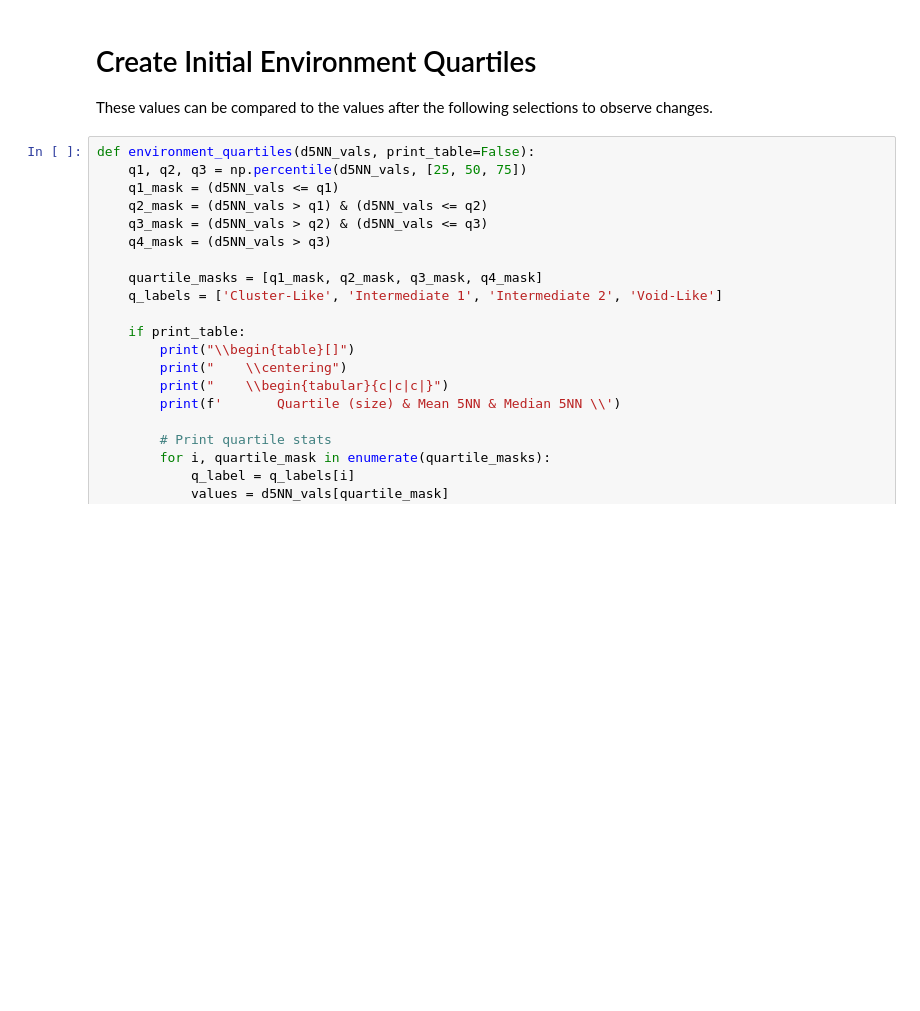
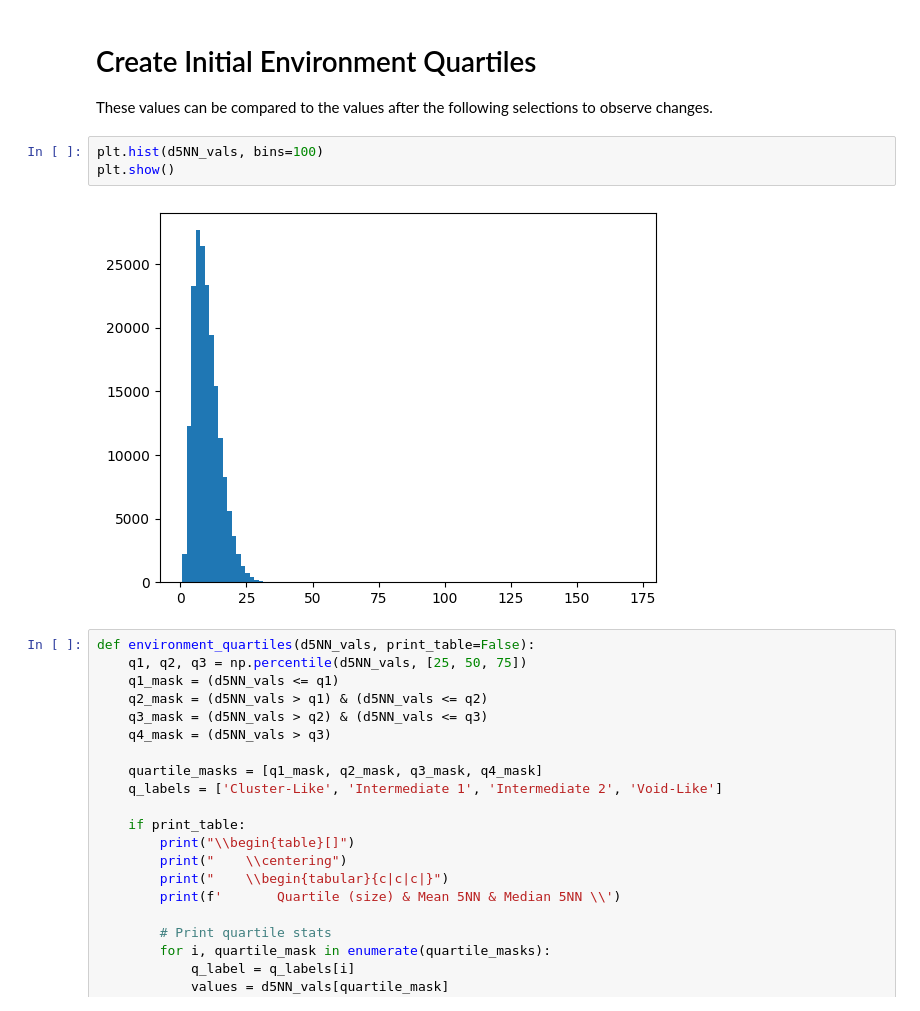
Before and after one commit to maraMaraschino/capstone-project, a Jupyter notebook: timescapes-notebook.ipynb, the cells around one changed output. Cells and saved outputs as stored; diff of their text form; blank space fills up the shorter version.

```diff
--- a/timescapes-notebook.ipynb
+++ b/timescapes-notebook.ipynb
@@ -1376,6 +1376,11 @@ hd_vals = hd_vals[qc_mask]
 # %% [markdown]
 # Create Initial Environment Quartiles
 These values can be compared to the values after the following selections to observe changes.
+# %%
+plt.hist(d5NN_vals, bins=100)
+plt.show()
+# %% [output]
+[figure, added]
 # %%
 def environment_quartiles(d5NN_vals, print_table=False):
     q1, q2, q3 = np.percentile(d5NN_vals, [25, 50, 75])
```
Also changed, not shown: parts of 5 cells of this notebook.
